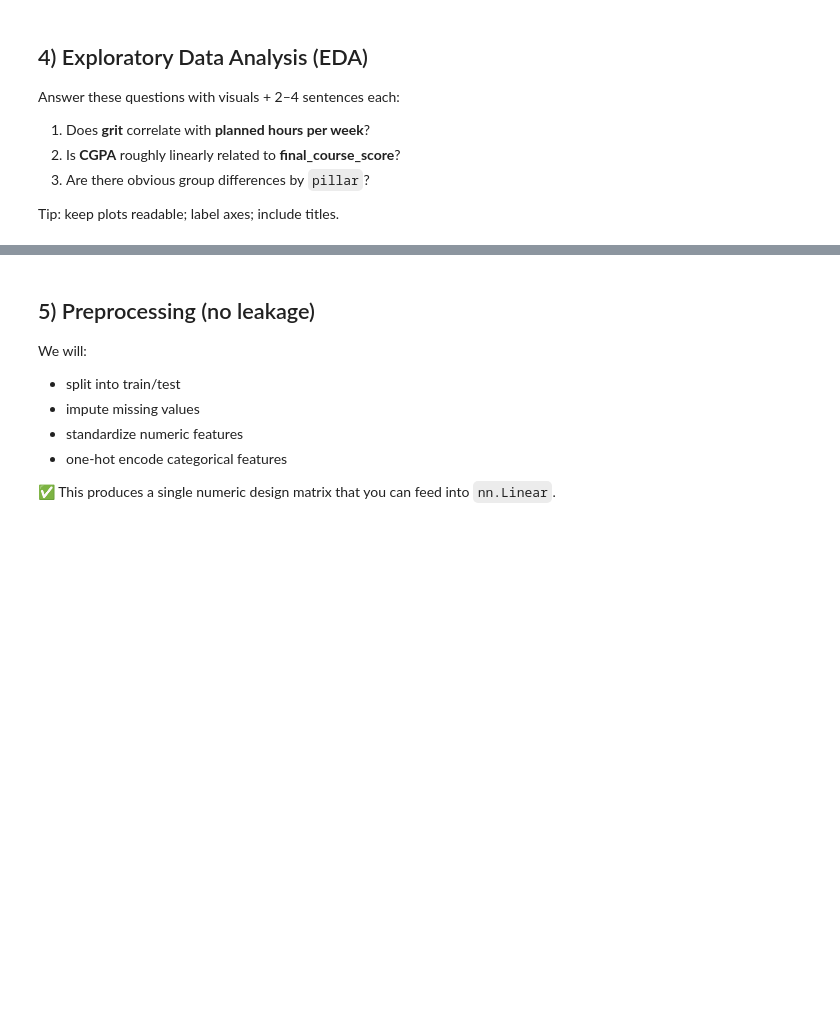
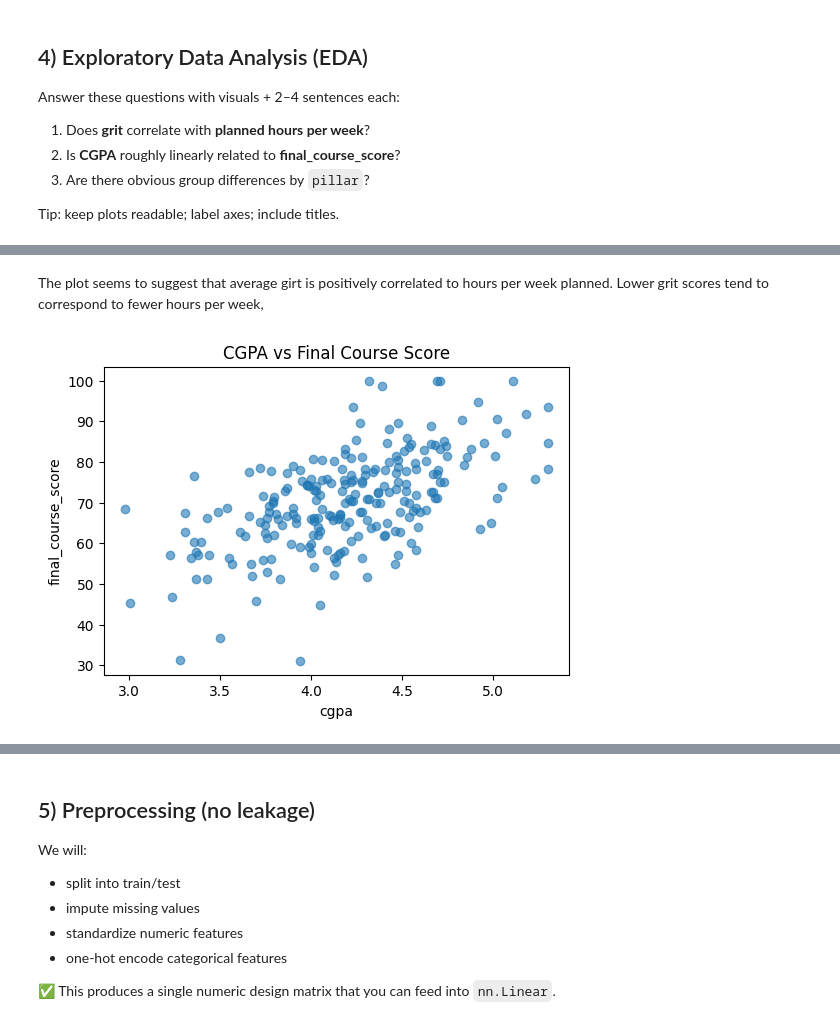
Before and after one commit to Yc1007942/cds_week4, a Jupyter notebook: cohort_analysis_eda(task2)/edm_task2.ipynb, the cells around one changed output, grey strips where cells are left out. Drawn from its saved outputs; the diff is of its cells as text; code cells hidden in the pictures; blank space fills up the shorter version.

```diff
--- a/cohort_analysis_eda(task2)/edm_task2.ipynb
+++ b/cohort_analysis_eda(task2)/edm_task2.ipynb
@@ -181,9 +289,13 @@ plt.show()
+# %% [markdown]
+The plot seems to suggest that average girt is positively correlated to hours per week planned. Lower grit scores tend to correspond to fewer hours per week,
 # %%
 # 4.2 CGPA vs final score
 plt.figure(figsize=(6, 4))
 plt.scatter(df["cgpa"], df["final_course_score"], alpha=0.6)
 plt.xlabel("cgpa")
 plt.ylabel("final_course_score")
 plt.title("CGPA vs Final Course Score")
-plt.grid(True, alpha=0.2)
+# plt.grid(True, alpha=0.2)
 plt.show()
+# %% [output]
+[figure, added]
```
Also changed, not shown: parts of 11 cells of this notebook, 1 other file.
